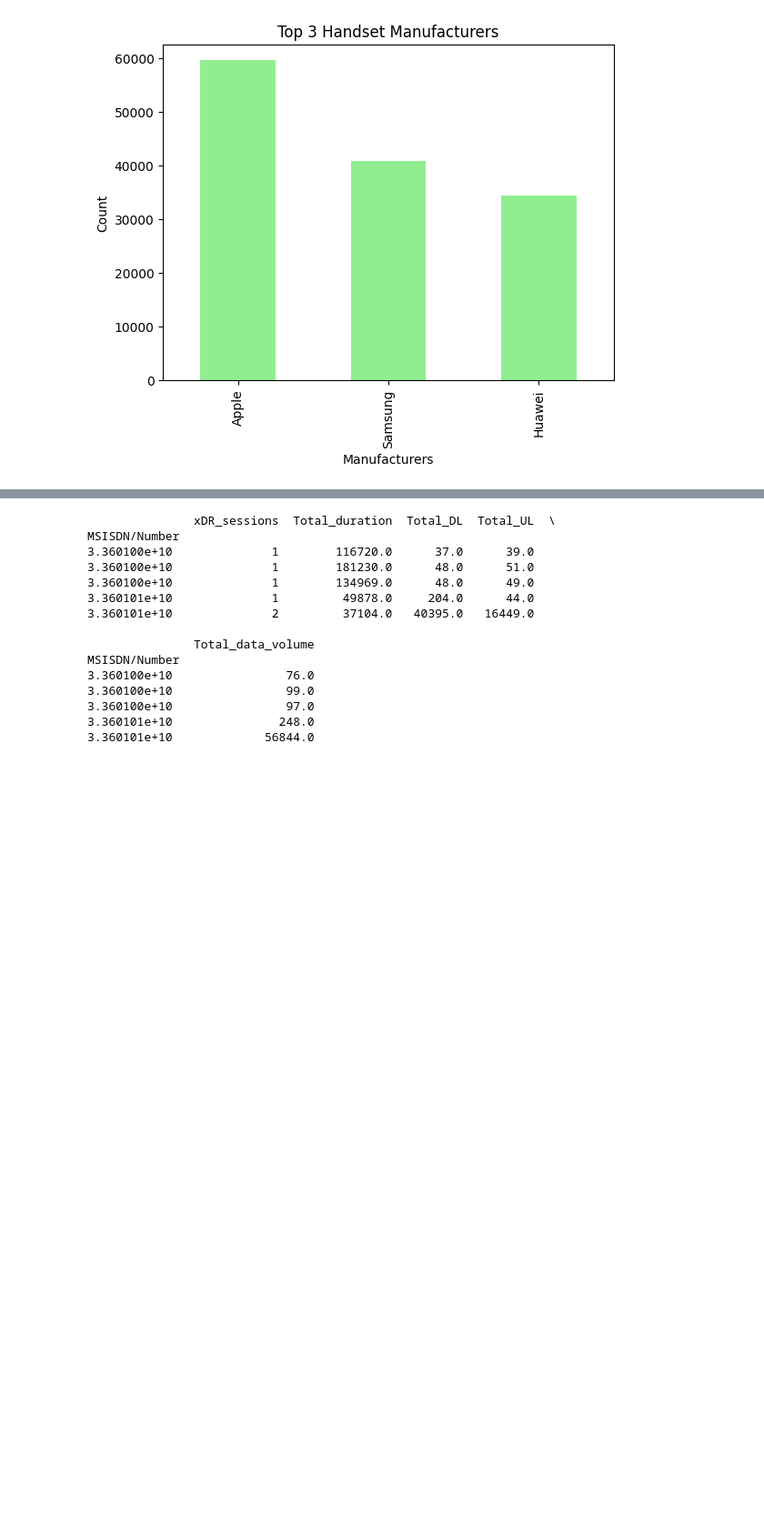
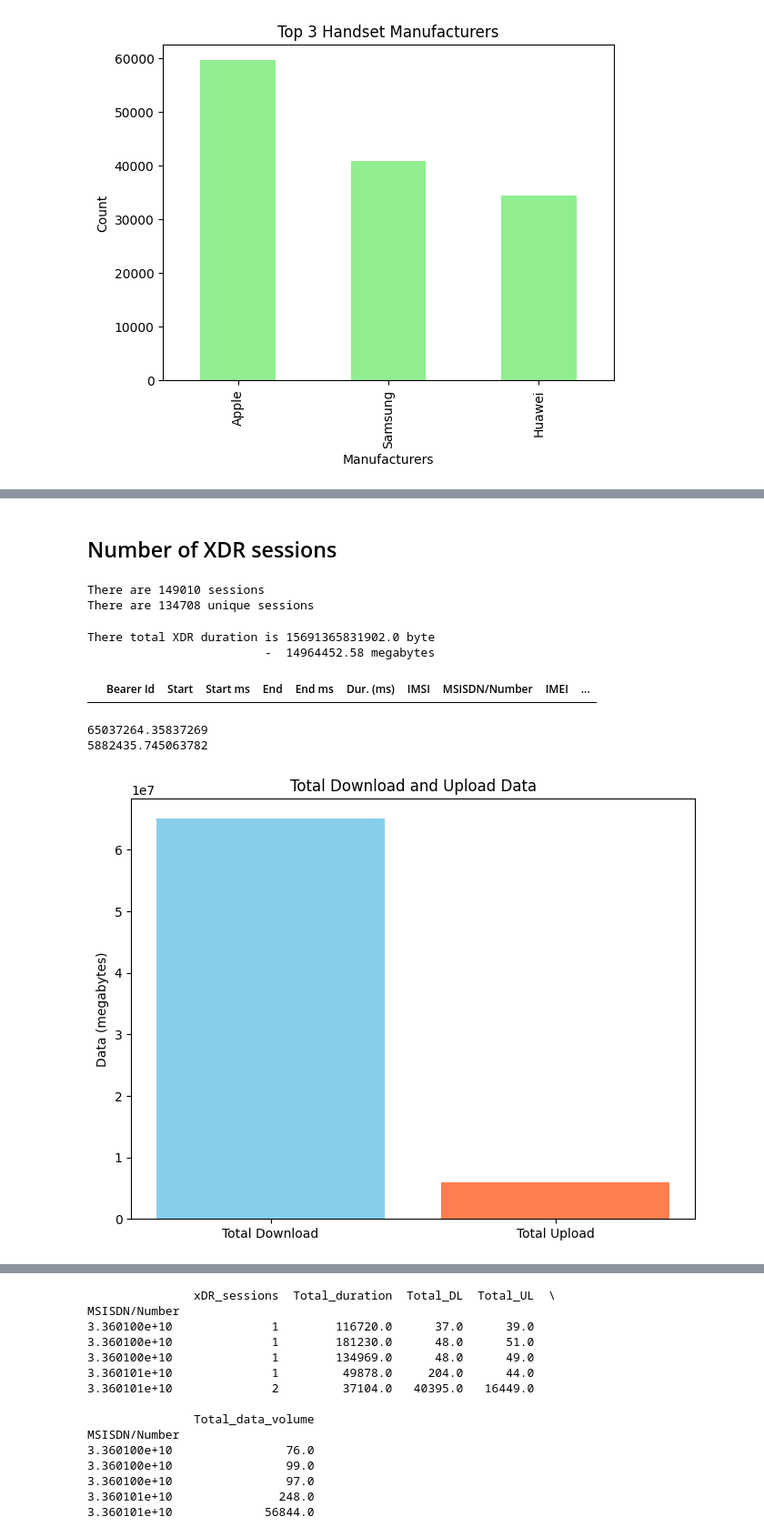
Before and after one commit to amannnnnyyyy/Telecommunication-Analysis-TellCo-, a Jupyter notebook: notebooks/telecom.ipynb, the cells around one changed output, grey strips where cells are left out. Shown: that part at 91% size. Cells and saved outputs as stored; diff of their text form; code cells hidden in the pictures; blank space fills up the shorter version.

```diff
--- a/notebooks/telecom.ipynb
+++ b/notebooks/telecom.ipynb
@@ -134,0 +134,44 @@ Top 5 handsets for Huawei:
+# %% [markdown]
+## Number of XDR sessions
+# %%
+# Identify number of XDR sessions
+xDR_sessions_unique = data['Bearer Id'].nunique()
+xDR_sessions = data['Bearer Id'].count()
+
+print(f'There are {xDR_sessions} sessions')
+print(f"There are {xDR_sessions_unique} unique sessions")
+# %% [output]
+There are 149010 sessions
+There are 134708 unique sessions
+# %%
+# Session Duration
+duration = data['Dur. (ms).1'].sum()
+print(f'There total XDR duration is {duration} byte \n\t\t\t -  {duration/ (1024 ** 2):.2f} megabytes')
+# %% [output]
+There total XDR duration is 15691365831902.0 byte
+                         -  14964452.58 megabytes
+# %%
+data.head(0)
+# %% [output]
+|  | Bearer Id | Start | Start ms | End | End ms | Dur. (ms) | IMSI | MSISDN/Number | IMEI | ... |
+# %%
+# Total DL and UL
+
+total_download_data = data['Total DL (Bytes)'].sum()/1024**2
+total_upload_data = data['Total UL (Bytes)'].sum()/1024**2
+
+print(total_download_data)
+print(total_upload_data)
+
+labels = ['Total Download', 'Total Upload']
+values = [total_download_data, total_upload_data]
+
+plt.figure(figsize=(8, 6))
+plt.bar(labels, values, color=['skyblue', 'coral'] )
+plt.title('Total Download and Upload Data')
+plt.ylabel('Data (megabytes)')
+plt.show()
+# %% [output]
+65037264.35837269
+5882435.745063782
+[figure, added]
```
Also changed, not shown: parts of 11 cells of this notebook, 1 other file.
